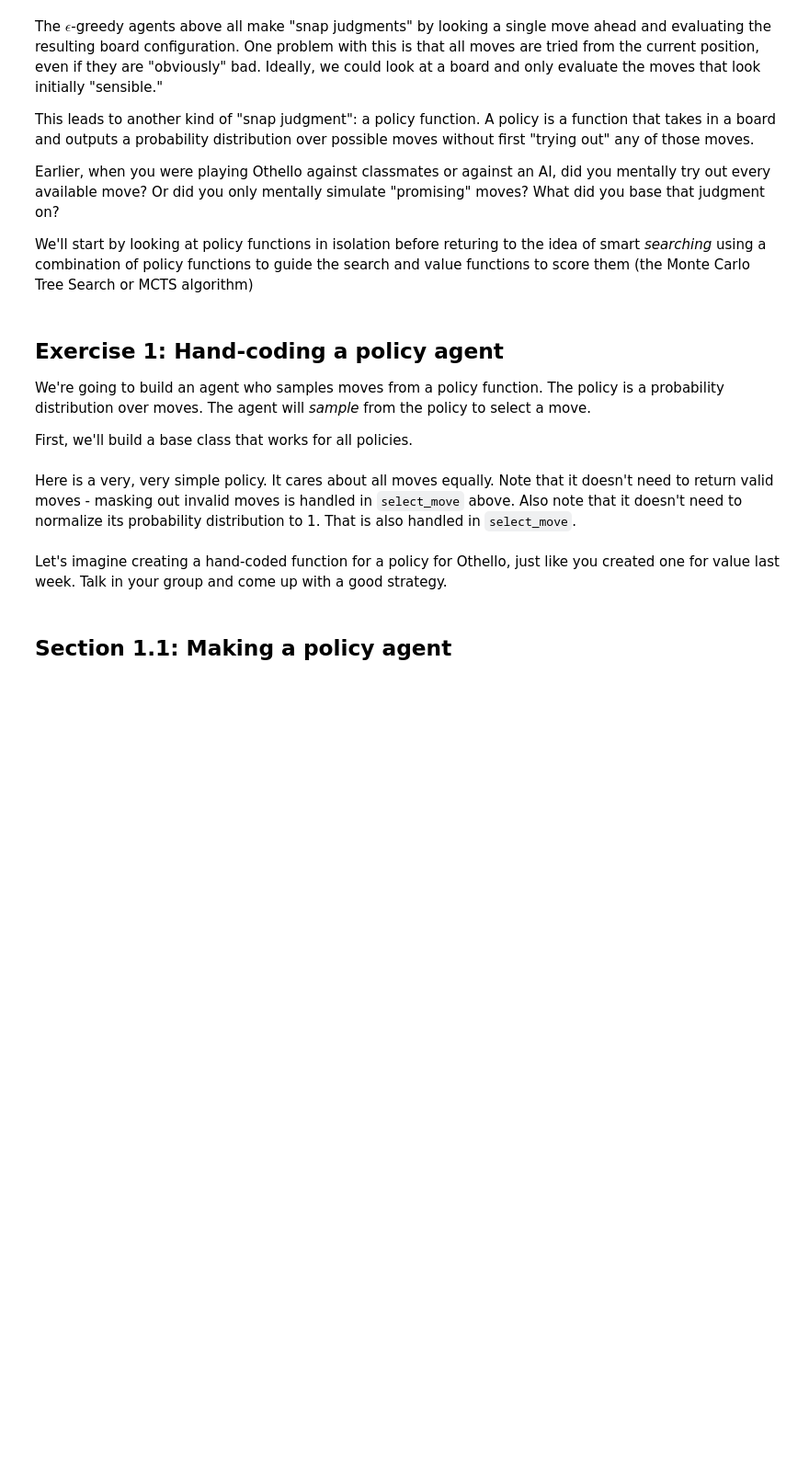
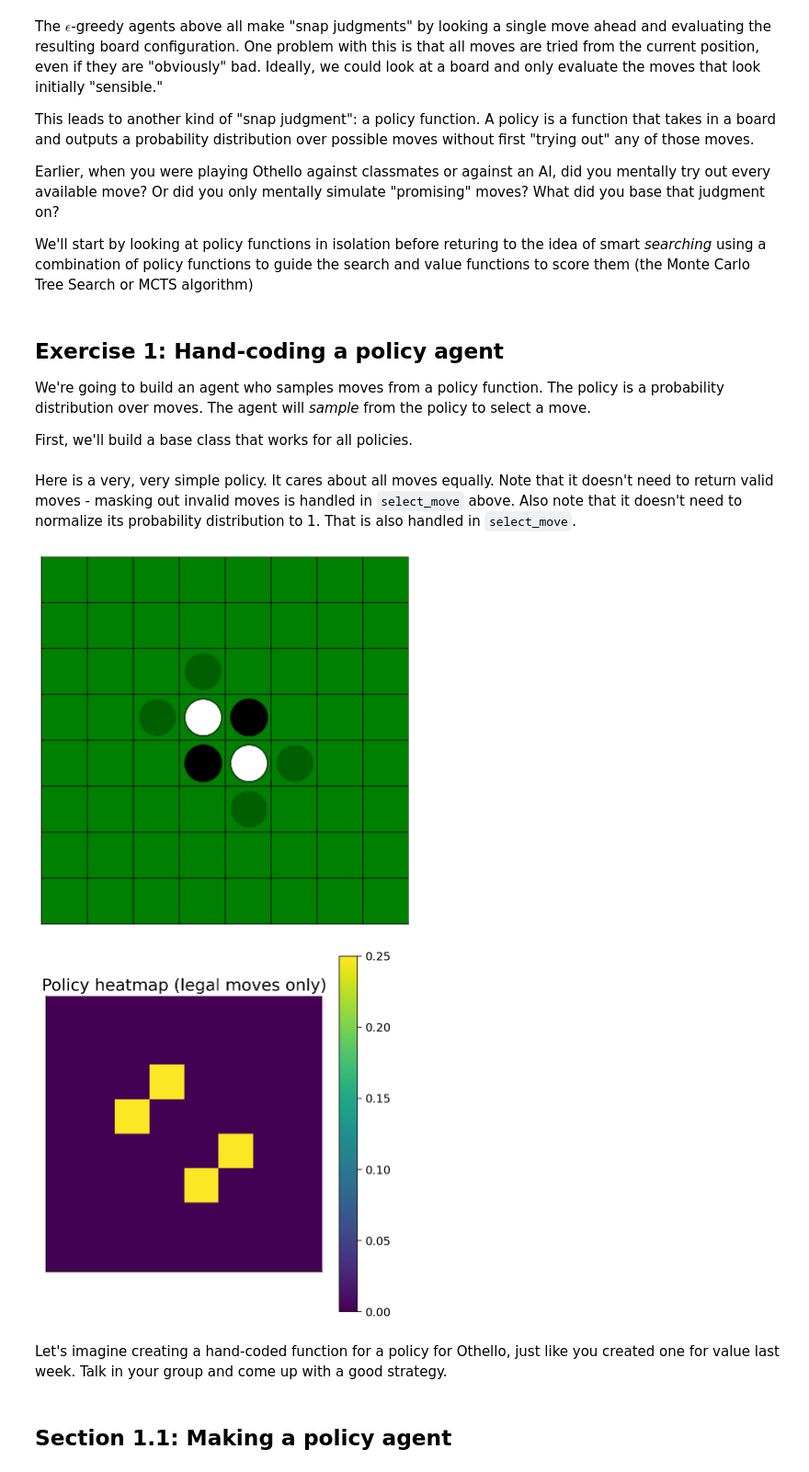
Before and after one commit to losina/course-content, a Jupyter notebook: tutorials/W1_AlphaZero/W1_Tutorial2.ipynb, the cells around one changed output. Shown at 92% size. Saved outputs shown, nothing was run; the diff lists cells and outputs as text; code cells hidden in the pictures; blank space fills up the shorter version.

Commit message:
Policy visualization as a heatmap

```diff
--- a/tutorials/W1_AlphaZero/W1_Tutorial2.ipynb
+++ b/tutorials/W1_AlphaZero/W1_Tutorial2.ipynb
@@ -1003,12 +1009,37 @@ class PolicyAgentBase(ArtificialPlayer):
         # Pass on all games that had no valid moves
         actions_ij[no_moves, :] = -1
         return actions_ij
+
+    def plot_policy(self, game, mask_legal=True):
+        with torch.no_grad():
+            policy = self.get_policy(game).cpu()
+            if mask_legal:
+                policy = policy * game._valid_moves.cpu()
+            # Normalize it
+            policy = policy / torch.sum(policy, dim=(1,2), keepdims=True)
+
+            for g in range(game.n_games):
+                plt.figure(figsize=(6,6))
+                plt.imshow(policy[g,:,:])
+                plt.xticks([]); plt.yticks([])
+                plt.colorbar()
+                suffix = '(full board)' if not mask_legal else '(legal moves only)'
+                plt.title(f'Policy heatmap {suffix}')
+                plt.show()
 # %% [markdown]
 Here is a very, very simple policy. It cares about all moves equally. Note that it doesn't need to return valid moves - masking out invalid moves is handled in `select_move` above. Also note that it doesn't need to normalize its probability distribution to 1. That is also handled in `select_move`.
 # %%
 class UniformPolicyAgent(PolicyAgentBase):
     def get_policy(self, game:OthelloGame) -> torch.Tensor:
         return torch.ones_like(game.boards)
+
+game = OthelloGame(n_games=1, n=8)
+game.render()
+uniform_agent = UniformPolicyAgent()
+uniform_agent.plot_policy(game, mask_legal=True)
+# %% [output]
+[figure, added]
+[figure, added]
 # %% [markdown]
 Let's imagine creating a hand-coded function for a policy for Othello, just like you created one for value last week. Talk in your group and come up with a good strategy.
 # %%
```
Also changed, not shown: parts of 5 cells of this notebook.
